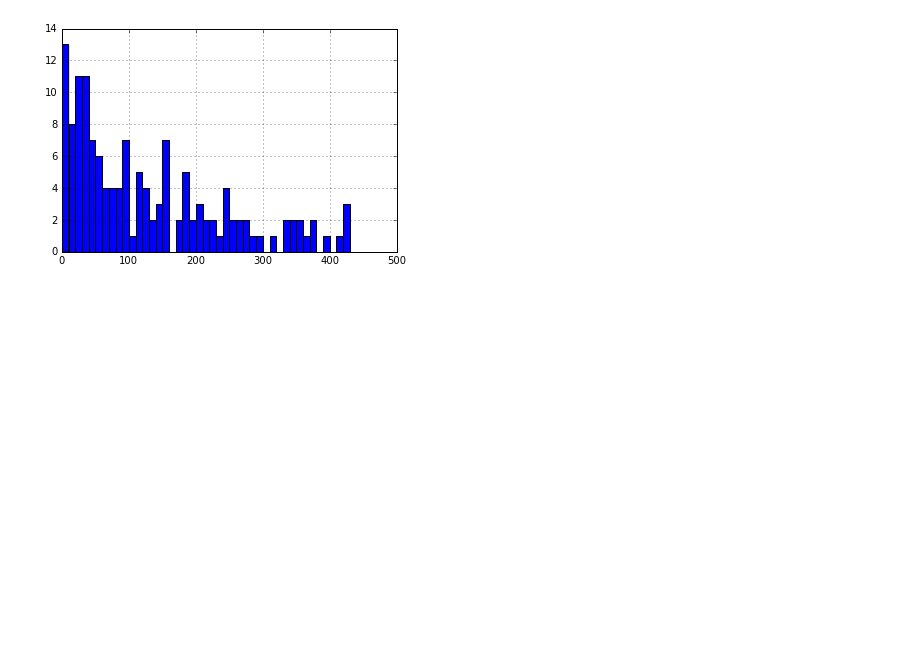
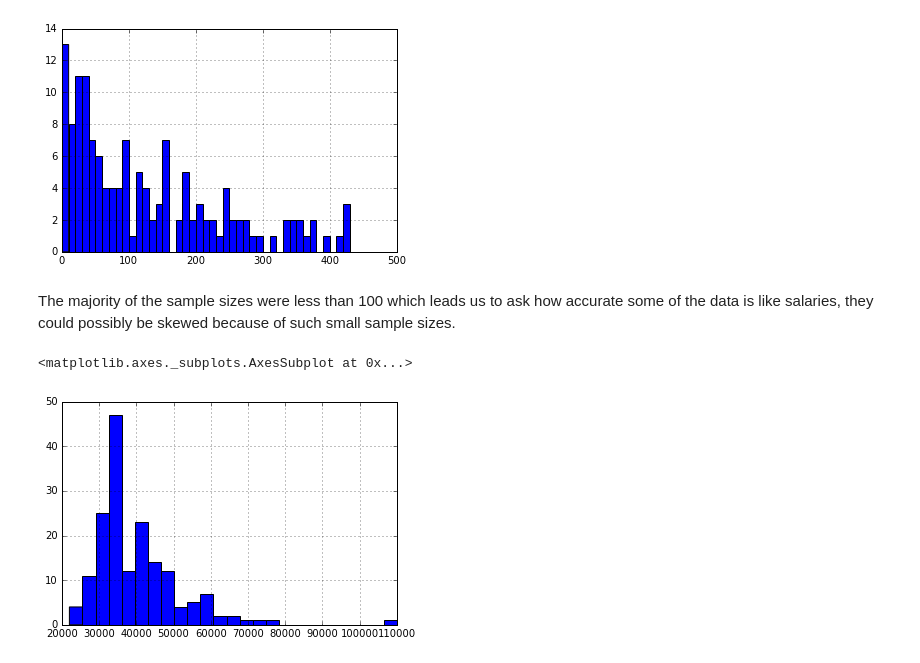
Before and after one commit to nkalpaxis/Visualizing_Earnings_Based_On_College_Majors, a Jupyter notebook: Visualizing_earnings_based_on_college_majors.ipynb, the cells around one changed output. Drawn from its saved outputs; the diff is of its cells as text; code cells hidden in the pictures; blank space fills up the shorter version.

```diff
--- a/Visualizing_earnings_based_on_college_majors.ipynb
+++ b/Visualizing_earnings_based_on_college_majors.ipynb
@@ -195,3 +203,11 @@ recent_grads['Sample_size'].hist(bins=50, range=(0,500))
 # %% [output]
 <matplotlib.axes._subplots.AxesSubplot at 0x...>
 [figure]
+# %% [markdown]
+The majority of the sample sizes were less than 100 which leads us to ask how accurate some of the data is like salaries, they could possibly be skewed because of such small sample sizes.
+# %%
+#Median earnings histogram, 25 bins
+recent_grads['Median'].hist(bins=25)
+# %% [output]
+<matplotlib.axes._subplots.AxesSubplot at 0x...>
+[figure, added]
```
Also changed, not shown: parts of 21 cells of this notebook.
